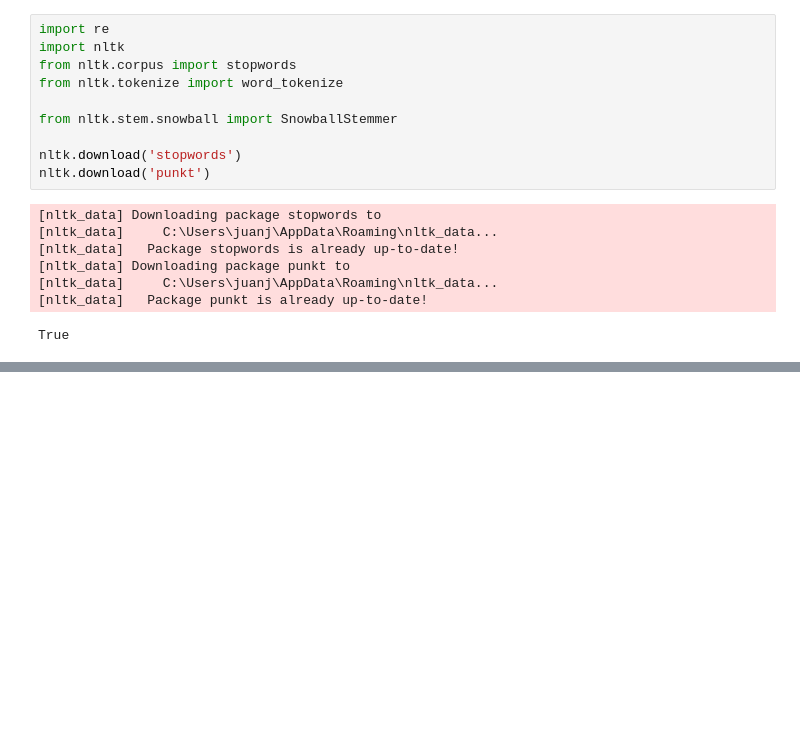
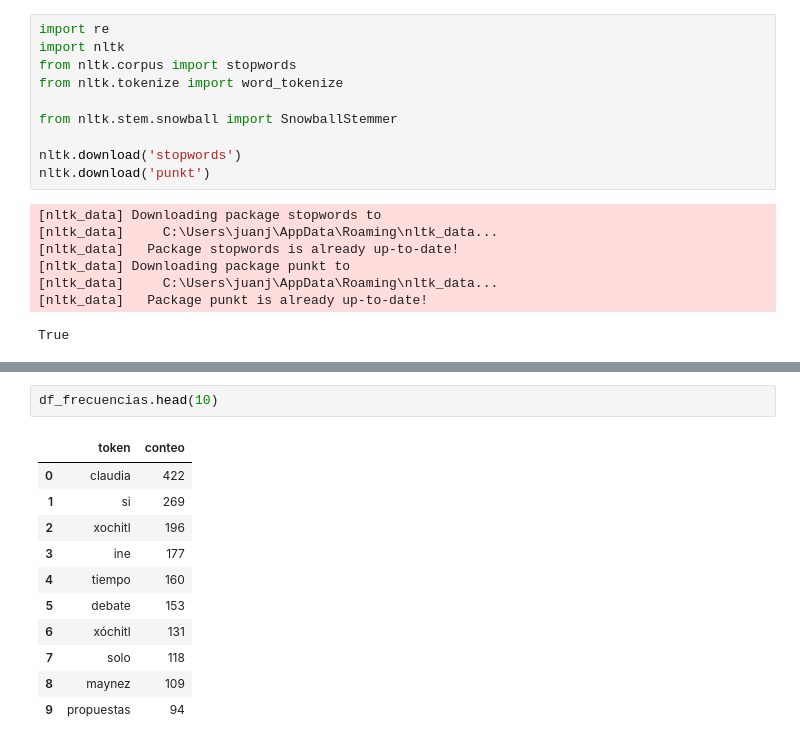
Before and after one commit to JuanJT117/Procesamiento_y_clasificacion_de_datos, a Jupyter notebook: Tareas/Tarea_1/Datos/YCD.ipynb, the cells around one changed output, grey strips where cells are left out. Drawn from its saved outputs; the diff is of its cells as text; blank space fills up the shorter version.

```diff
--- a/Tareas/Tarea_1/Datos/YCD.ipynb
+++ b/Tareas/Tarea_1/Datos/YCD.ipynb
@@ -106,0 +313,14 @@ tokens[:5]
+# %%
+df_frecuencias.head(10)
+# %% [output]
+|  | token | conteo |
+| 0 | claudia | 422 |
+| 1 | si | 269 |
+| 2 | xochitl | 196 |
+| 3 | ine | 177 |
+| 4 | tiempo | 160 |
+| 5 | debate | 153 |
+| 6 | xóchitl | 131 |
+| 7 | solo | 118 |
+| 8 | maynez | 109 |
+| 9 | propuestas | 94 |
```
Also changed, not shown: parts of 21 cells of this notebook, 1 other file.
